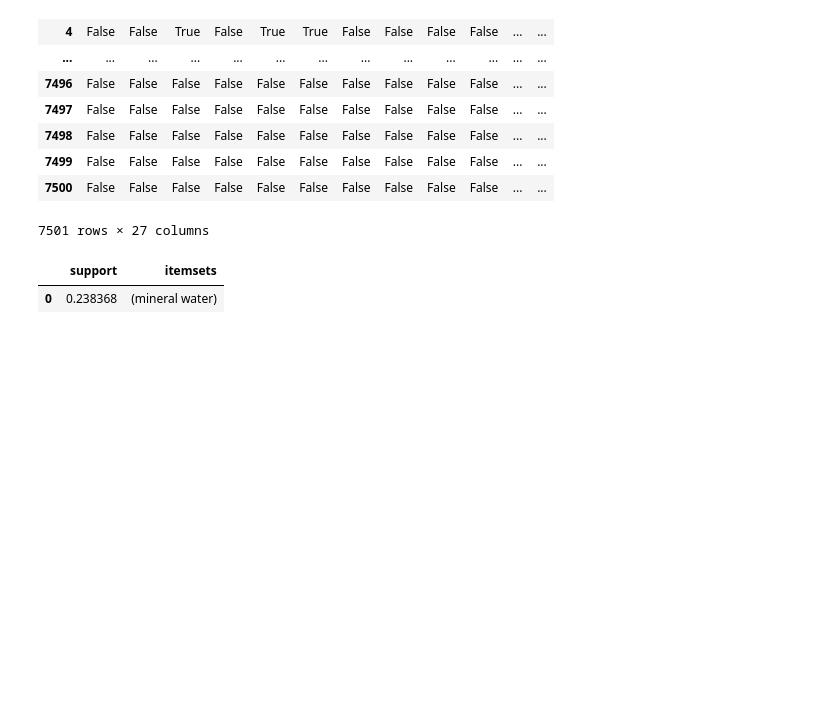
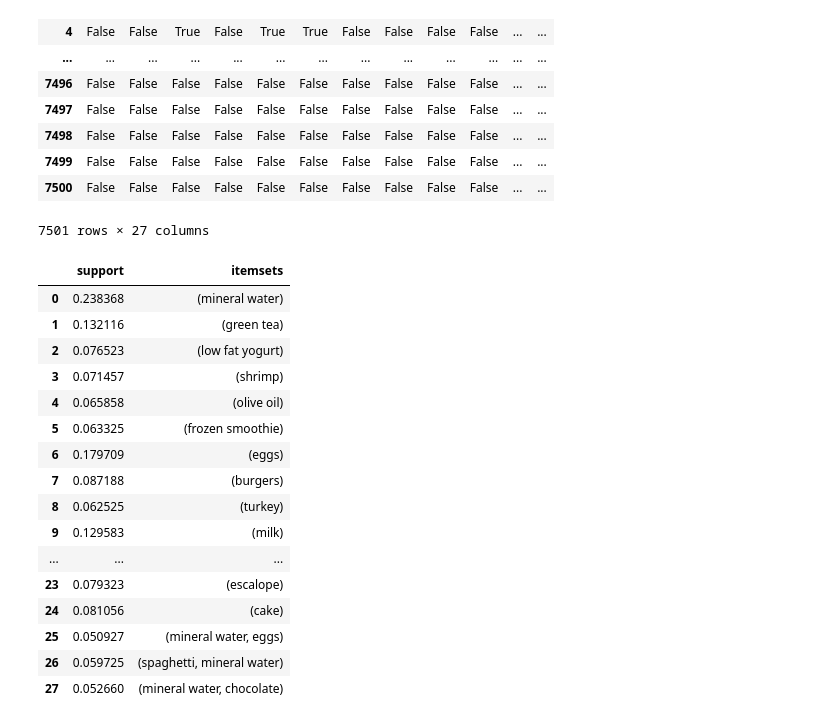
Before and after one commit to Park-HY-00/BAV, a Jupyter notebook: week14-practice.ipynb, the cells around one changed output. Drawn from its saved outputs; the diff is of its cells as text; code cells hidden in the pictures; blank space fills up the shorter version.

```diff
--- a/week14-practice.ipynb
+++ b/week14-practice.ipynb
@@ -115,9 +115,24 @@ dataframe
 | 7500 | False | False | False | False | False | False | False | False | False | False | ... | ... |
 7501 rows × 27 columns
 # %%
-frequent_itemsets = fpgrowth(basket_clean, min_support=0.2, use_colnames=True)
+frequent_itemsets = fpgrowth(basket_clean, min_support=0.05, use_colnames=True)
 frequent_itemsets
 # %% [output]
 |  | support | itemsets |
 | 0 | 0.238368 | (mineral water) |
+| 1 | 0.132116 | (green tea) |
+| 2 | 0.076523 | (low fat yogurt) |
+| 3 | 0.071457 | (shrimp) |
+| 4 | 0.065858 | (olive oil) |
+| 5 | 0.063325 | (frozen smoothie) |
+| 6 | 0.179709 | (eggs) |
+| 7 | 0.087188 | (burgers) |
+| 8 | 0.062525 | (turkey) |
+| 9 | 0.129583 | (milk) |
+| ... | ... | ... |
+| 23 | 0.079323 | (escalope) |
+| 24 | 0.081056 | (cake) |
+| 25 | 0.050927 | (mineral water, eggs) |
+| 26 | 0.059725 | (spaghetti, mineral water) |
+| 27 | 0.052660 | (mineral water, chocolate) |
 # %%
```
Also changed, not shown: parts of 1 cell of this notebook, 3 other files.
